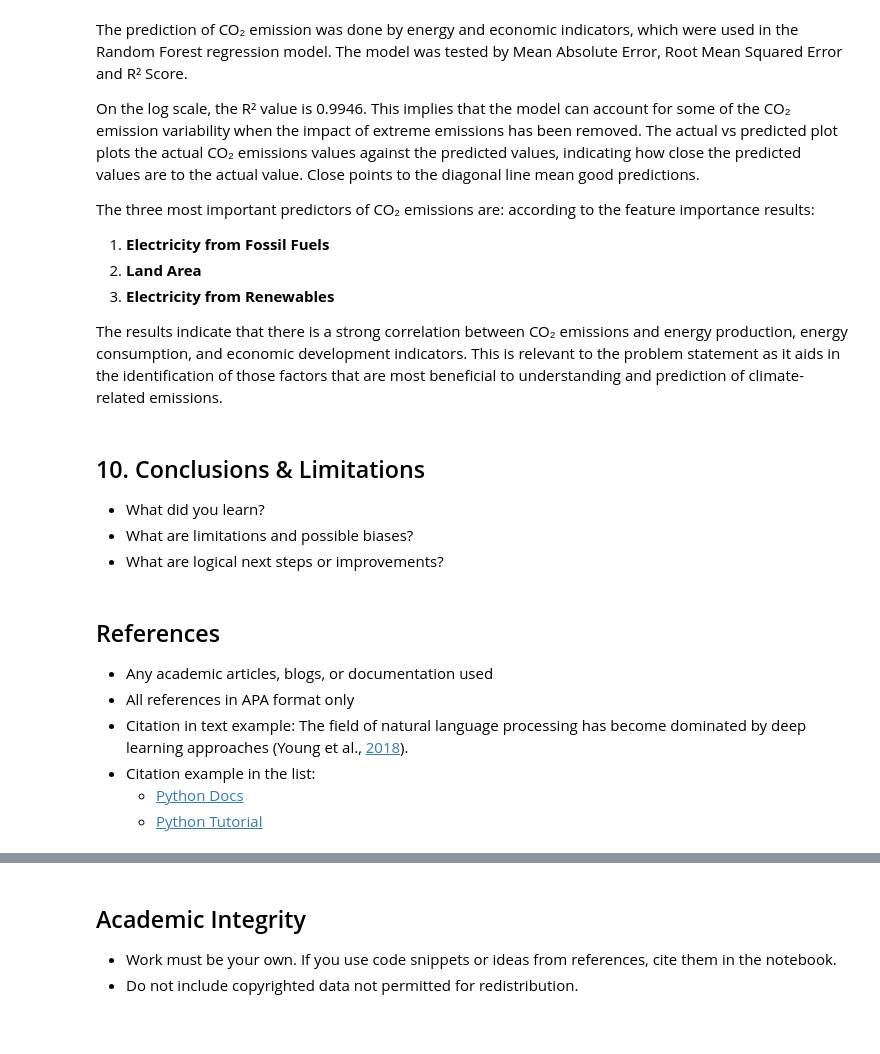
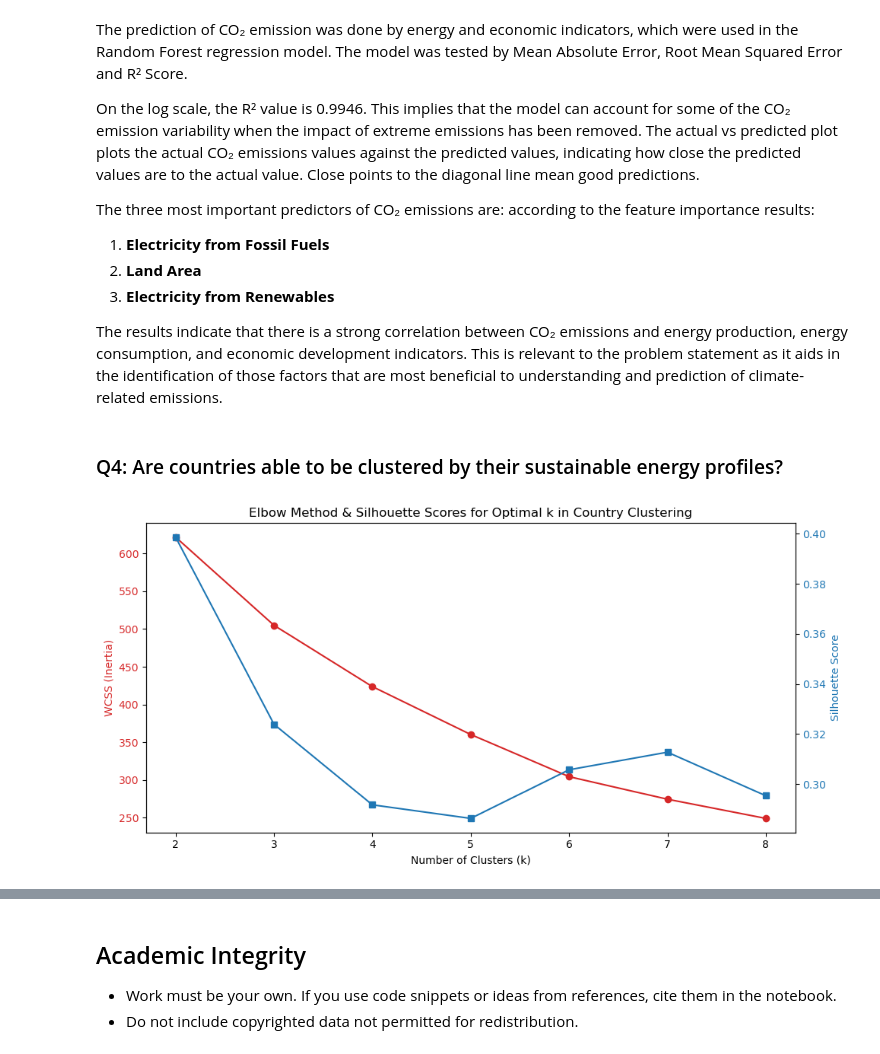
Before and after one commit to cooldudeandguy2004/DataScienceFundamentalsProject, a Jupyter notebook: TT3L_G7_Notebook.ipynb, the cells around one changed output, grey strips where cells are left out. Drawn from its saved outputs; the diff is of its cells as text; code cells hidden in the pictures.

```diff
--- a/TT3L_G7_Notebook.ipynb
+++ b/TT3L_G7_Notebook.ipynb
@@ -904,16 +880,68 @@ The three most important predictors of CO₂ emissions are: according to the fea
 3. **Electricity from Renewables**
 
 The results indicate that there is a strong correlation between CO₂ emissions and energy production, energy consumption, and economic development indicators. This is relevant to the problem statement as it aids in the identification of those factors that are most beneficial to understanding and prediction of climate-related emissions.
-# %% [markdown]
-## 10. Conclusions & Limitations
-- What did you learn?
-- What are limitations and possible biases?
-- What are logical next steps or improvements?
-# %% [markdown]
-## References
-- Any academic articles, blogs, or documentation used
-- All references in APA format only
-- Citation in text example: The field of natural language processing has become dominated by deep learning approaches (Young et al., [2018](https://doi.org/10.1109/MCI.2018.2840738)).
-- Citation example in the list:
-    - [Python Docs](https://docs.python.org/3/)
-    - [Python Tutorial](https://docs.python.org/3/tutorial/index.html)
+# %% [markdown]
+### Q4: Are countries able to be clustered by their sustainable energy profiles?
+# %%
+import warnings
+warnings.filterwarnings("ignore", category=UserWarning)
+from sklearn.cluster import KMeans
+from sklearn.preprocessing import StandardScaler
+from sklearn.metrics import silhouette_score
+import matplotlib.pyplot as plt
+import seaborn as sns
+
+# Copy the dataframe
+clustering_df = df.copy()
+
+if "RANDOM_STATE" not in globals():
+    RANDOM_STATE = 42
+
+# Define features that describe the sustainable energy profile of a country
+profile_features = [
+    "access_to_electricity_pct_of_population",
+    "access_to_clean_fuels_for_cooking",
+    "renewable_energy_share_in_the_total_final_energy_consumption_pct",
+    "low-carbon_electricity_pct_electricity",
+    "energy_intensity_level_of_primary_energy_mj_usd2017_ppp_gdp",
+    "gdp_per_capita"
+]
+
+# Aggregate features per country by taking the mean over the 2000-2020 period
+country_profiles = clustering_df.groupby("entity")[profile_features].mean().dropna()
+
+# Scale the features
+scaler = StandardScaler()
+scaled_features = scaler.fit_transform(country_profiles)
+
+# Determine optimal clusters using Elbow Method and Silhouette Score
+wcss = []
+silhouette_scores = []
+k_range = range(2, 9)
+
+for k in k_range:
+    kmeans = KMeans(n_clusters=k, random_state=RANDOM_STATE, n_init=10)
+    kmeans.fit(scaled_features)
+    wcss.append(kmeans.inertia_)
+    silhouette_scores.append(silhouette_score(scaled_features, kmeans.labels_))
+
+# Plot Elbow and Silhouette curves
+fig, ax1 = plt.subplots(figsize=(10, 5))
+
+color = "tab:red"
+ax1.set_xlabel("Number of Clusters (k)")
+ax1.set_ylabel("WCSS (Inertia)", color=color)
+ax1.plot(k_range, wcss, color=color, marker="o", label="WCSS")
+ax1.tick_params(axis="y", labelcolor=color)
+
+ax2 = ax1.twinx()
+color = "tab:blue"
+ax2.set_ylabel("Silhouette Score", color=color)
+ax2.plot(k_range, silhouette_scores, color=color, marker="s", label="Silhouette Score")
+ax2.tick_params(axis="y", labelcolor=color)
+
+plt.title("Elbow Method & Silhouette Scores for Optimal k in Country Clustering")
+fig.tight_layout()
+plt.show()
+# %% [output]
+[figure, added]
```
Also changed, not shown: parts of 16 cells of this notebook.
